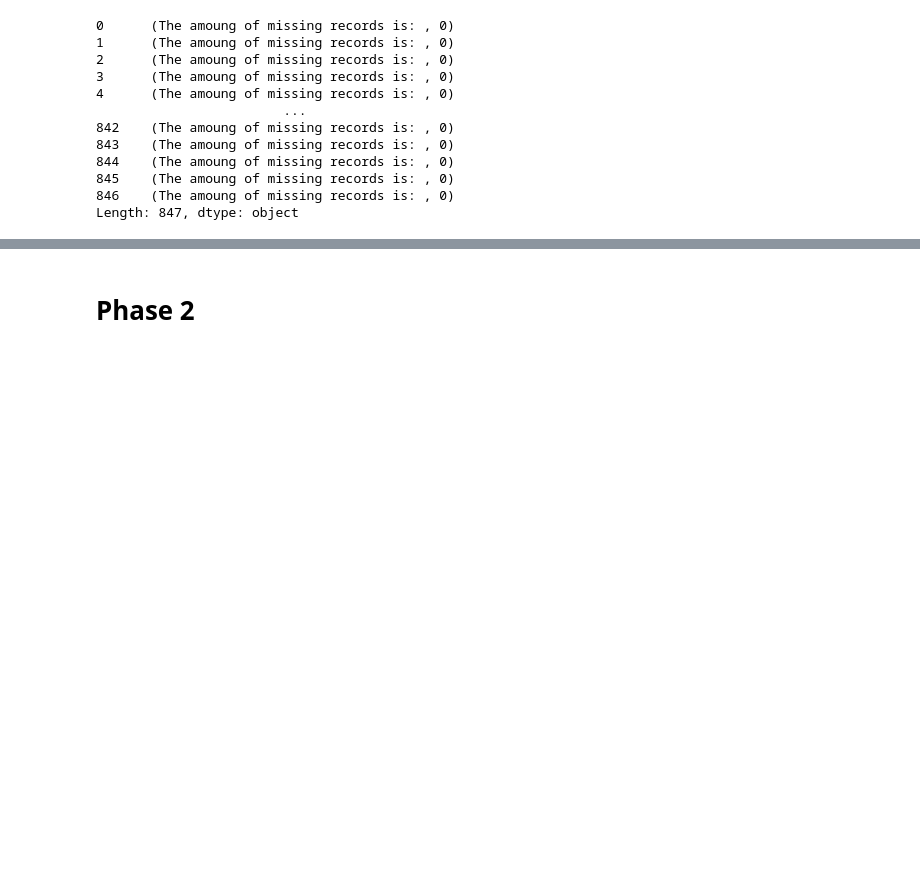
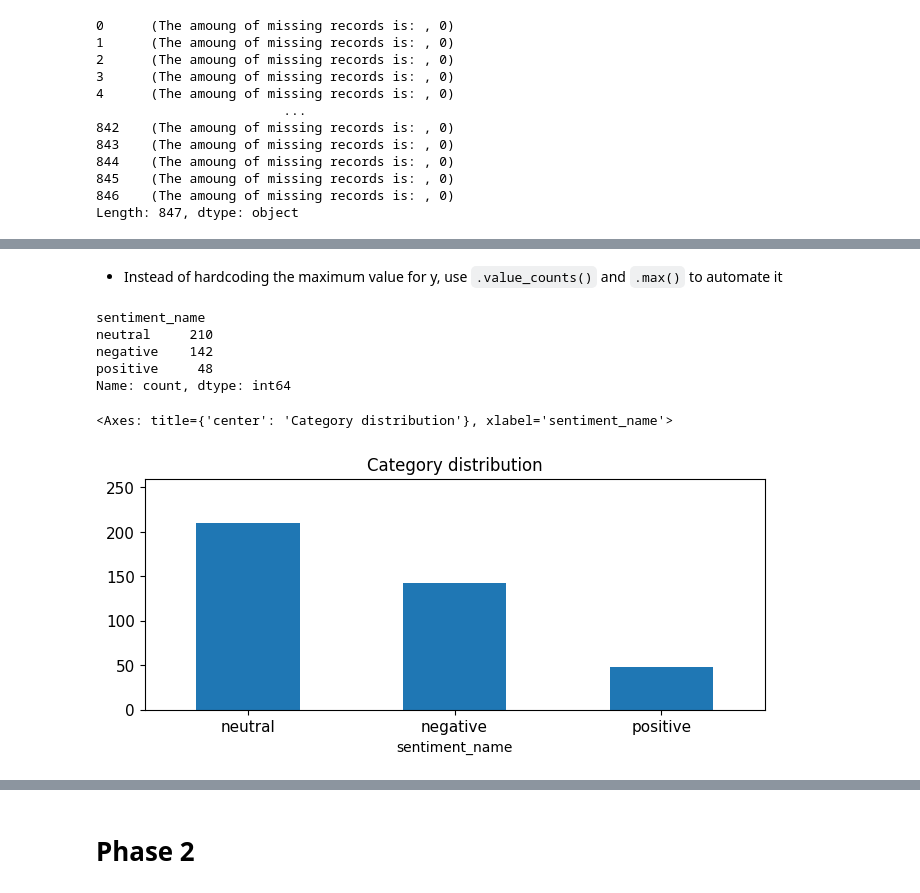
Before and after one commit to shangchehsieh/DM2025-Lab1-Exercise, a Jupyter notebook: DM2025-Lab1-Homework.ipynb, the cells around one changed output, grey strips where cells are left out. Cells and saved outputs as stored; diff of their text form; code cells hidden in the pictures; blank space fills up the shorter version.

```diff
--- a/DM2025-Lab1-Homework.ipynb
+++ b/DM2025-Lab1-Homework.ipynb
@@ -221,0 +329,18 @@ Length: 847, dtype: object
+# %% [markdown]
+- Instead of hardcoding the maximum value for y, use `.value_counts()` and `.max()` to automate it
+# %%
+print(X_sample.sentiment_name.value_counts())
+
+# plot barchart for X
+X_sample.sentiment_name.value_counts().plot(kind = 'bar',
+                                    title = 'Category distribution',
+                                    ylim = [0, X_sample.sentiment_name.value_counts().max()+50],
+                                    rot = 0, fontsize = 11, figsize = (8,3))
+# %% [output]
+sentiment_name
+neutral     210
+negative    142
+positive     48
+Name: count, dtype: int64
+<Axes: title={'center': 'Category distribution'}, xlabel='sentiment_name'>
+[figure, added]
```
Also changed, not shown: parts of 62 cells of this notebook.
